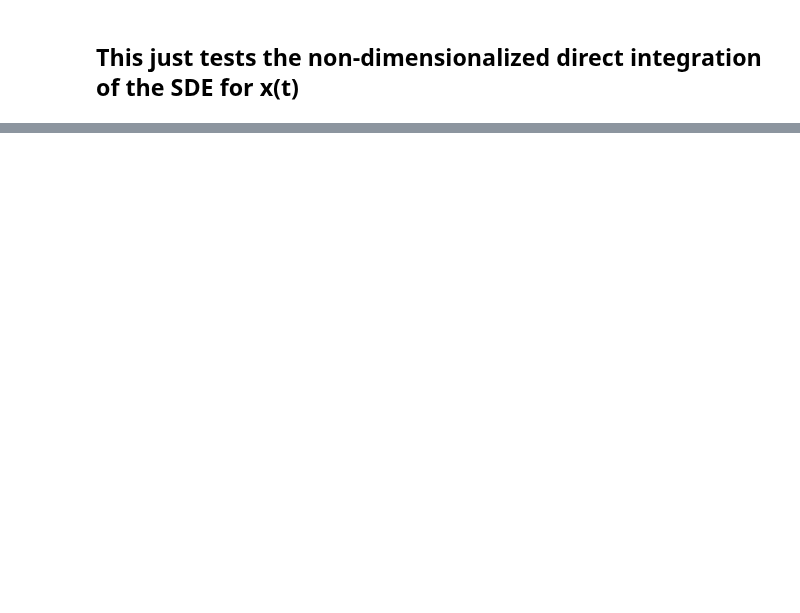
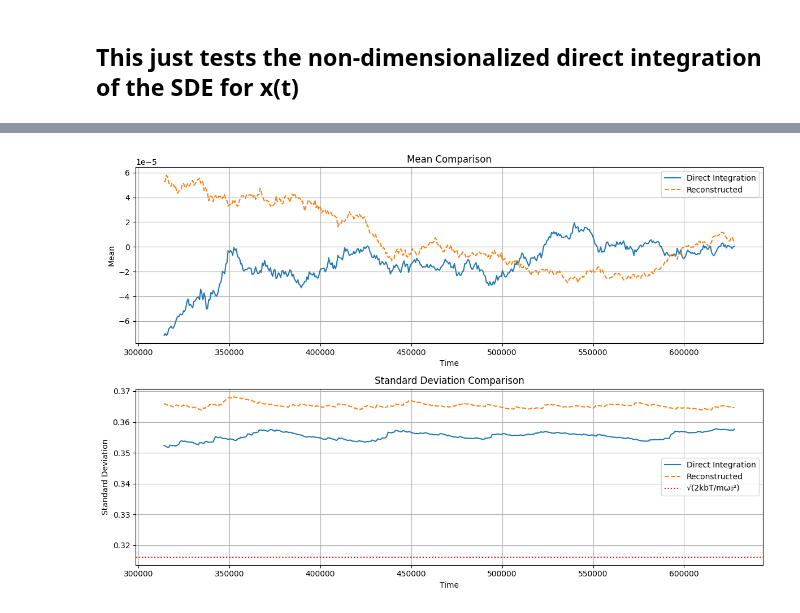
Before and after one commit to cyboesch/oscillator_dev, a Jupyter notebook: thermoai/notebooks/drirect_integration_NVS_linear.ipynb, the cells around one changed output, grey strips where cells are left out. Saved outputs shown, nothing was run; the diff lists cells and outputs as text; code cells hidden in the pictures; blank space fills up the shorter version.

```diff
--- a/thermoai/notebooks/drirect_integration_NVS_linear.ipynb
+++ b/thermoai/notebooks/drirect_integration_NVS_linear.ipynb
@@ -79,8 +118,9 @@ brownian_motion = diffrax.VirtualBrownianTree(
 # %%
-
+w_shape = (2,)  # state is (x1, p1)
+brownian_motion = diffrax.VirtualBrownianTree(
+    t0, t1, 0.0005, w_shape, jr.PRNGKey(0), diffrax.SpaceTimeLevyArea
+)
 terms_x = MultiTerm(ODETerm(drift_x_fn), ControlTerm(diffusion_x_fn, brownian_motion))
-# Define the time points for sampling
-
 saveat = diffrax.SaveAt(ts=ts_dim)
 
 
@@ -92,13 +132,13 @@ solution_x = diffrax.diffeqsolve(
     t1=t1,
     dt0=dt0,
     y0=y0_x,
-    args=args,
+    args=(),
     saveat=saveat,
     progress_meter=diffrax.TqdmProgressMeter(),
-    max_steps=100000000,
+    max_steps=1000000000,
     # stepsize_controller=PIDController(rtol=rtol, atol=atol),
 )
-sde_samples_x = solution_x.ys[:, :N]
+sde_samples_x = solution_x.ys
 # %%
 plt.figure(figsize=(12, 6))
 plt.plot(sde_samples_x[:, 0], label='x(t)')
@@ -136,4 +153,0 @@ plt.show()
-# %%
-def Hamiltonian_effective_linear(t,Q, P, args):
-    M, w_0, w_p, _, gamma, F_p = args
-    return 1/2*Q**2-F_p/(2*w_p)/GAMMA*Q*P + 1/2*P**2
@@ -159,11 +154,9 @@ plt.show()
 # %%
-# # 2.2. Amplitude Equations SDEs for A_r(t) and A_i(t)
+# # Amplitude Equations SDEs for RWA
 # def drift_QP_fn(t, state, args):
 #     """
-#     Drift function for the amplitude equations.
-#     A = [A_r, A_i]
+#     Drift function
 #     """
-#     _, w_0, _, Qual, _, _ = args
 #     Q, P = state
 
 #     H = lambda _Q, _P: Hamiltonian(t,_Q, _P, args)
@@ -176,13 +169,11 @@ plt.show()
 
 def drift_QP_fn(t, state, args):
     """
-    Drift function for the amplitude equations.
-    A = [A_r, A_i]
+    Drift function
     """
-    _, w_0, _, Qual, _, _ = args
     Q, P = state
 
-    H_linear = lambda _Q, _P: Hamiltonian_effective_linear(t,_Q, _P, args)
+    H_linear = lambda _Q, _P: Hamiltonian_effective_linear(t,_Q, _P)
 
     dQdt = -GAMMA*jax.grad(H_linear, 0)(Q, P)
     dPdt = -GAMMA*jax.grad(H_linear, 1)(Q, P)
@@ -199,10 +190,7 @@ def diffusion_QP_fn(t, state, args):
     noise_strength_QP =  jnp.sqrt(2*GAMMA*k_B * T/(M*w_0**2))
     return noise_strength_QP * jnp.eye(2)
 # %%
-
-
-N = 2  # (Q, P)
-w_shape = (N,)  # state is (Q, P)
+w_shape = (2,)  # state is (Q, P)
 brownian_motion_QP = diffrax.VirtualBrownianTree(
     t0, t1, 0.0005, w_shape, jr.PRNGKey(0), diffrax.SpaceTimeLevyArea
 )
@@ -220,13 +208,13 @@ solution_QP = diffrax.diffeqsolve(
     t1=t1,
     dt0=dt0,
     y0=y0_QP,
-    args=args,
+    args=(),
     saveat=saveat,
     progress_meter=diffrax.TqdmProgressMeter(),
-    max_steps=10000000,
+    max_steps=10000000000,
     # stepsize_controller=diffrax.PIDController(rtol=rtol, atol=atol),
 )
-sde_samples_QP = solution_QP.ys[:, :N]
+sde_samples_QP = solution_QP.ys
 # %%
 plt.figure(figsize=(12, 6))
 plt.plot(ts_dim, sde_samples_QP[:, 0], label='Q(t)')
@@ -268,37 +260,39 @@ mean_direct = []
 std_direct = []
 mean_reconstructed = []
 std_reconstructed = []
-step = 10000
+step = 1000
 for i in range(len(ts_dim)//2, len(ts_dim), step):
 
     # Compute statistics
     mean_direct.append(jnp.mean(x_direct[:i]))
     std_direct.append(jnp.std(x_direct[:i]))
     mean_reconstructed.append(jnp.mean(x_reconstructed[:i]))
     std_reconstructed.append(jnp.std(x_reconstructed[:i]))
 
 # Create figure with two subplots
 fig, (ax1, ax2) = plt.subplots(2, 1, figsize=(12, 8))
 
 # Plot means
 ax1.plot(ts_dim[len(ts_dim)//2::step], mean_direct, label='Direct Integration')
 ax1.plot(ts_dim[len(ts_dim)//2::step], mean_reconstructed, '--', label='Reconstructed')
 ax1.set_xlabel('Time')
 ax1.set_ylabel('Mean')
 ax1.set_title('Mean Comparison')
 ax1.grid(True)
 ax1.legend()
 
 # Plot standard deviations
 ax2.plot(ts_dim[len(ts_dim)//2::step], std_direct, label='Direct Integration')
 ax2.plot(ts_dim[len(ts_dim)//2::step], std_reconstructed, '--', label='Reconstructed')
 # Add horizontal line at 2kbT
-ax2.axhline(y=jnp.sqrt(k_B*T/M/w_0**2), color='r', linestyle=':', label='√(2kbT/mω₀²)')
+ax2.axhline(y=jnp.sqrt(k_B*T/M), color='r', linestyle=':', label='√(2kbT/mω₀²)')
 ax2.set_xlabel('Time')
 ax2.set_ylabel('Standard Deviation')
 ax2.set_title('Standard Deviation Comparison')
 ax2.grid(True)
 ax2.legend()
 
 plt.tight_layout()
 plt.show()
+# %% [output]
+[figure, added]
```
Also changed, not shown: parts of 17 cells of this notebook.
